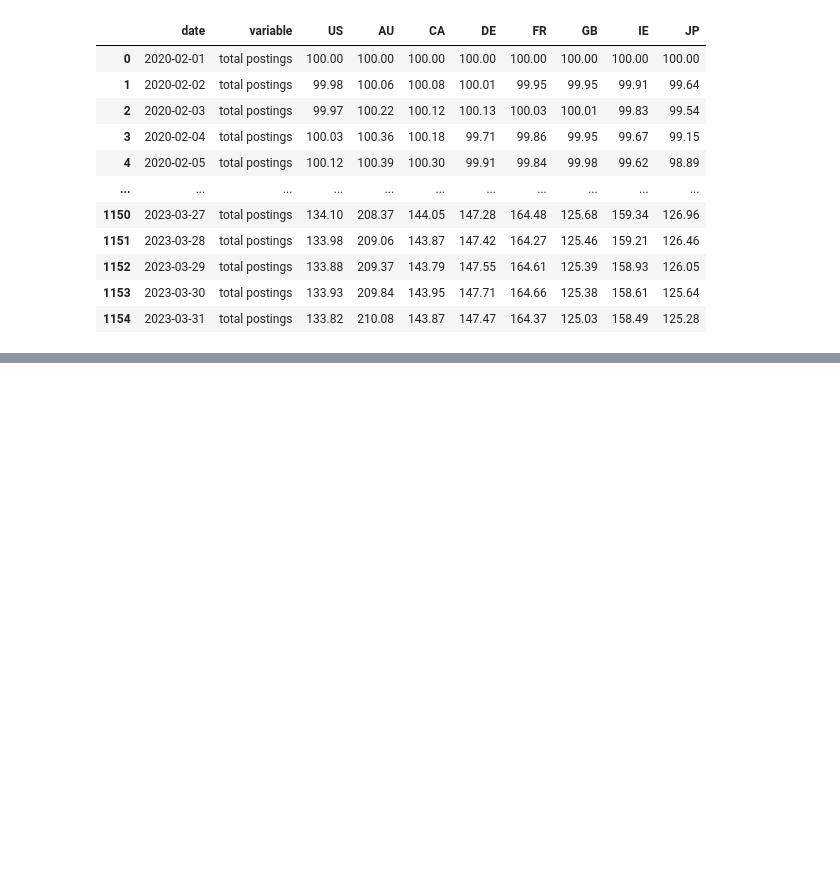
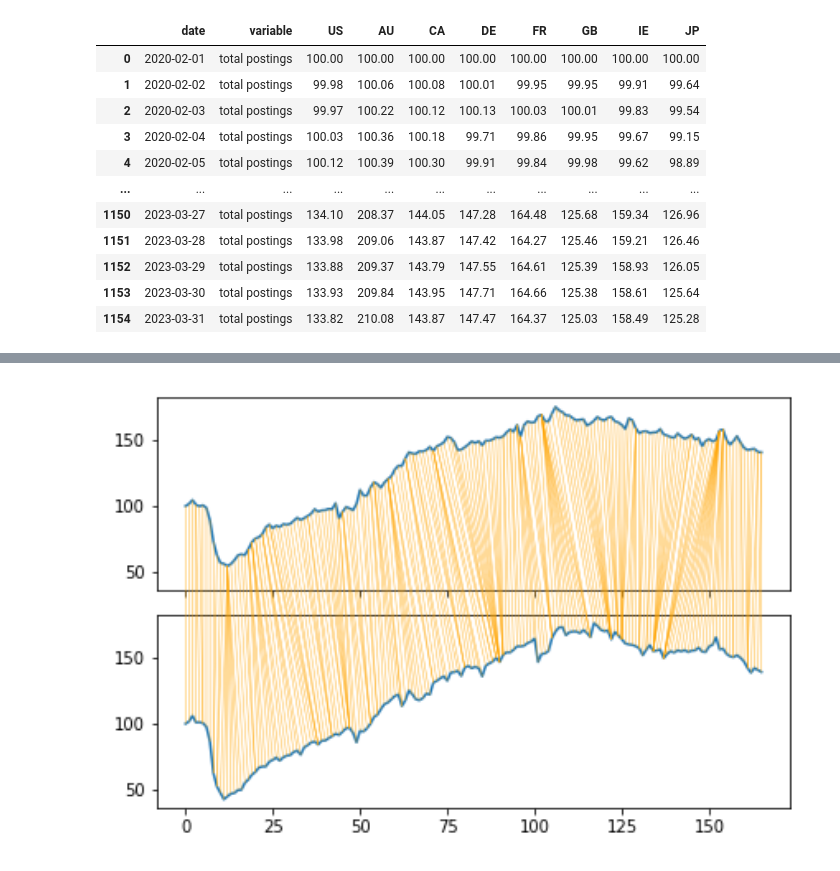
Before and after one commit to cchuang2009/2022-1, a Jupyter notebook: Python_IM/2023-2/Week-9_SQL.ipynb, the cells around one changed output, grey strips where cells are left out. Drawn from its saved outputs; the diff is of its cells as text; code cells hidden in the pictures; blank space fills up the shorter version.

```diff
--- a/Python_IM/2023-2/Week-9_SQL.ipynb
+++ b/Python_IM/2023-2/Week-9_SQL.ipynb
@@ -362,0 +432,4 @@ See Full Dataframe in Mito
+# %%
+Image("warp1.png",width=800)
+# %% [output]
+[figure, added]
```
Also changed, not shown: parts of 16 cells of this notebook.
